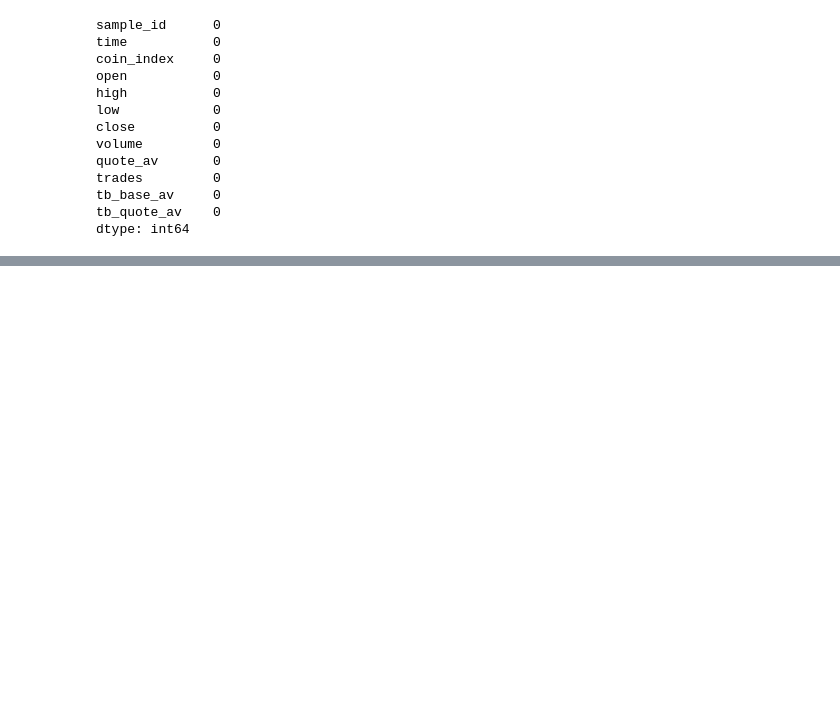
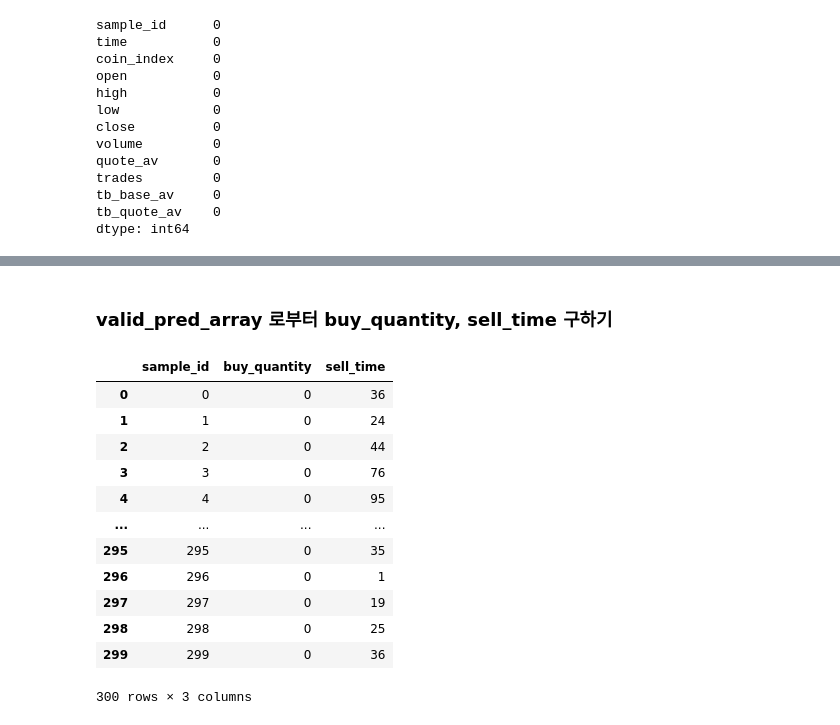
Before and after one commit to Kingnamji/Coin_Trader, a Jupyter notebook: Bit_Trader.ipynb, the cells around one changed output, grey strips where cells are left out. Drawn from its saved outputs; the diff is of its cells as text; code cells hidden in the pictures; blank space fills up the shorter version.

```diff
--- a/Bit_Trader.ipynb
+++ b/Bit_Trader.ipynb
@@ -120,0 +263,2 @@ test_x_array {test_x_array.shape}
+# %% [markdown]
+### valid_pred_array 로부터 buy_quantity, sell_time 구하기
@@ -120,0 +286,16 @@ test_x_array {test_x_array.shape}
+# %%
+valid_submission
+# %% [output]
+|  | sample_id | buy_quantity | sell_time |
+| 0 | 0 | 0 | 36 |
+| 1 | 1 | 0 | 24 |
+| 2 | 2 | 0 | 44 |
+| 3 | 3 | 0 | 76 |
+| 4 | 4 | 0 | 95 |
+| ... | ... | ... | ... |
+| 295 | 295 | 0 | 35 |
+| 296 | 296 | 0 | 1 |
+| 297 | 297 | 0 | 19 |
+| 298 | 298 | 0 | 25 |
+| 299 | 299 | 0 | 36 |
+300 rows × 3 columns
```
Also changed, not shown: parts of 40 cells of this notebook.
